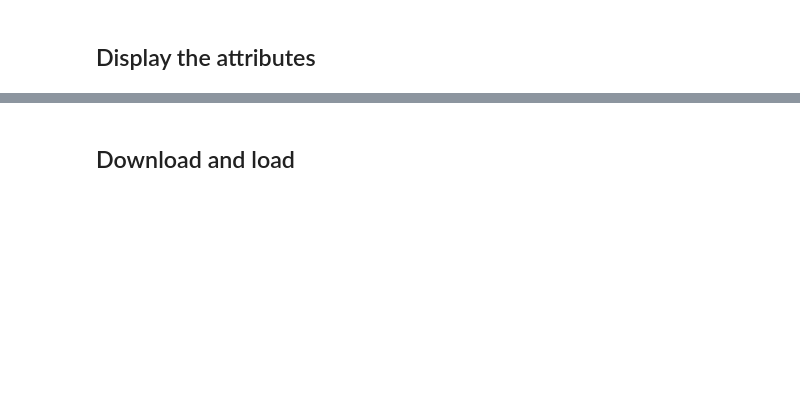
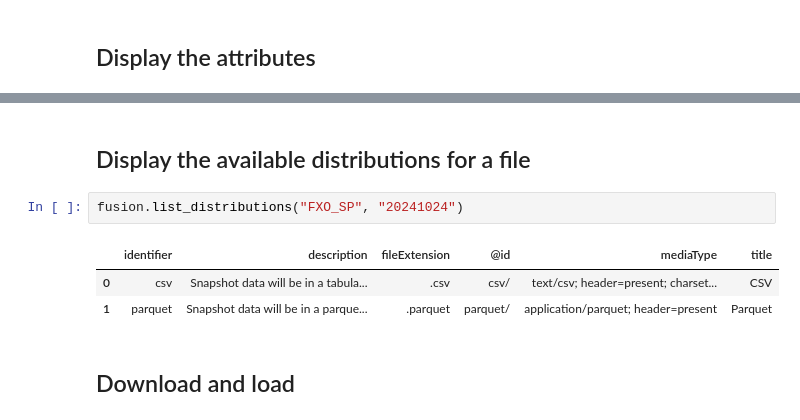
Before and after one commit to jpmorganchase/fusion, a Jupyter notebook: docs/get_started.ipynb, the cells around one changed output, grey strips where cells are left out. Cells and saved outputs as stored; diff of their text form; blank space fills up the shorter version.

```diff
--- a/docs/get_started.ipynb
+++ b/docs/get_started.ipynb
@@ -91,3 +114,11 @@ fusion.list_dataset_attributes("FXO_SP")
+# %% [markdown]
+## Display the available distributions for a file
+# %%
+fusion.list_distributions("FXO_SP", "20241024")
+# %% [output]
+|  | identifier | description | fileExtension | @id | mediaType | title |
+| 0 | csv | Snapshot data will be in a tabula... | .csv | csv/ | text/csv; header=present; charset... | CSV |
+| 1 | parquet | Snapshot data will be in a parque... | .parquet | parquet/ | application/parquet; header=present | Parquet |
 # %% [markdown]
 ## Download and load
 # %%
```
Also changed, not shown: parts of 18 cells of this notebook, 1 other file.
